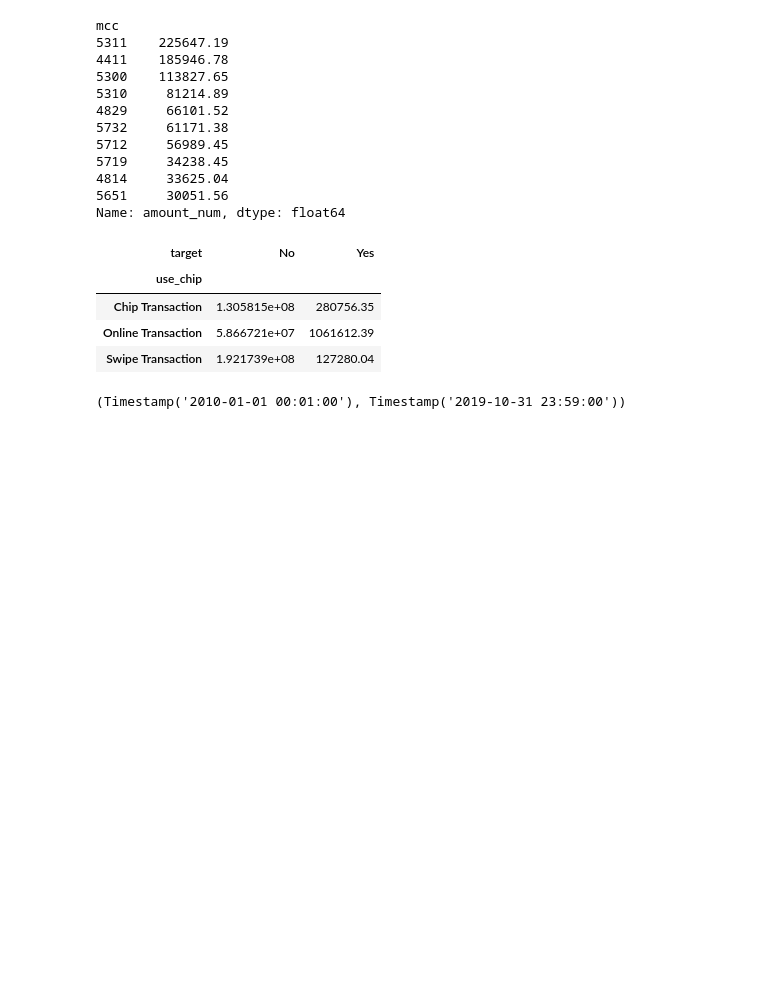
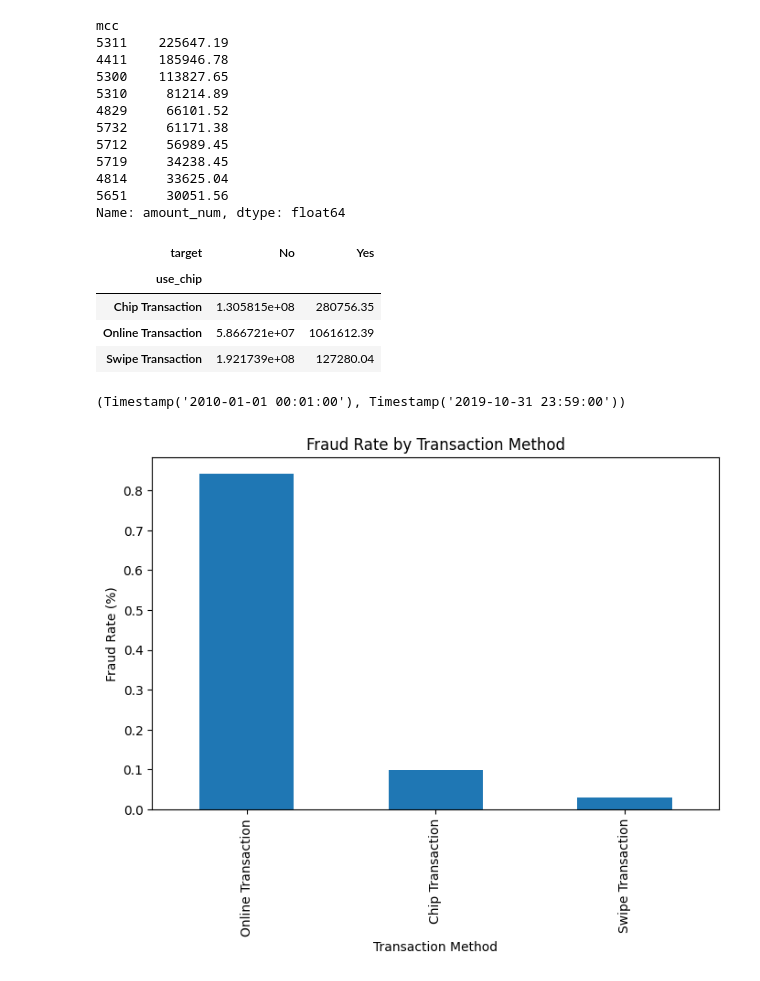
Before and after one commit to mariusguenterlang/M5-Forecasting, a Jupyter notebook: notebooks/eda.ipynb, the cells around one changed output. Cells and saved outputs as stored; diff of their text form; code cells hidden in the pictures; blank space fills up the shorter version.

Commit message:
add plots

```diff
--- a/notebooks/eda.ipynb
+++ b/notebooks/eda.ipynb
@@ -357,3 +349,22 @@ df.pivot_table(
 df['date'].min(), df['date'].max()
 # %% [output]
 (Timestamp('2010-01-01 00:01:00'), Timestamp('2019-10-31 23:59:00'))
+# %%
+fraud_rate_chip = (
+    pd.crosstab(df['use_chip'], df['target'], normalize='index')
+      .mul(100)
+)
+
+fraud_rate_chip['Yes'].sort_values(ascending=False)
+
+fraud_rate_chip['Yes'].sort_values(ascending=False).plot(
+    kind='bar',
+    figsize=(8,5)
+)
+
+plt.title('Fraud Rate by Transaction Method')
+plt.ylabel('Fraud Rate (%)')
+plt.xlabel('Transaction Method')
+plt.show()
+# %% [output]
+[figure, added]
```
Also changed, not shown: parts of 8 cells of this notebook.
